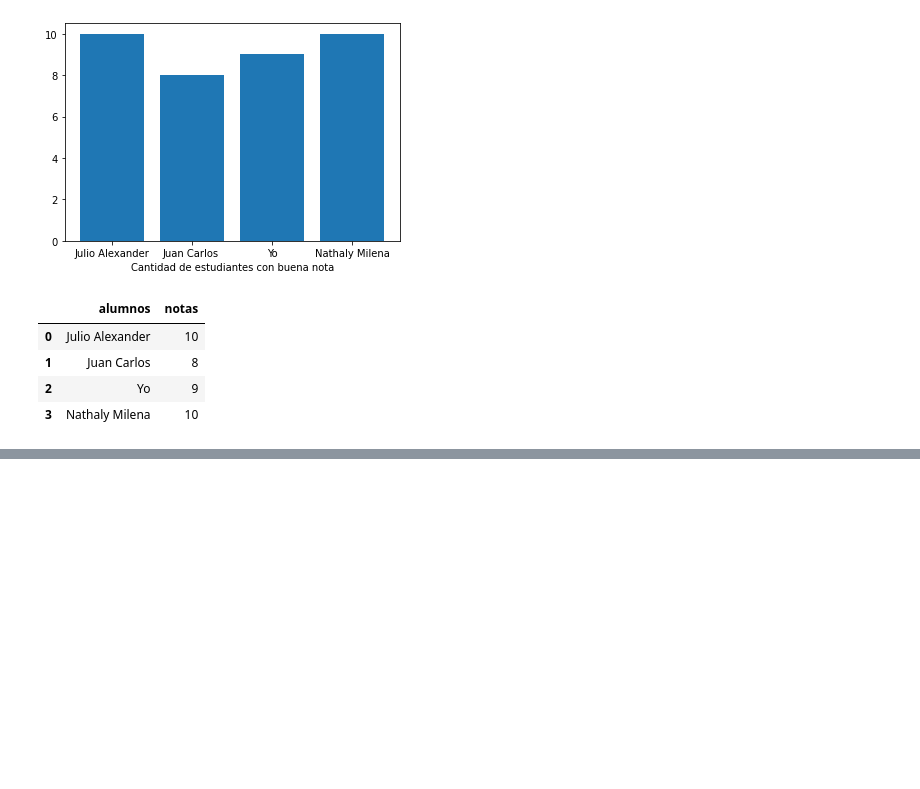
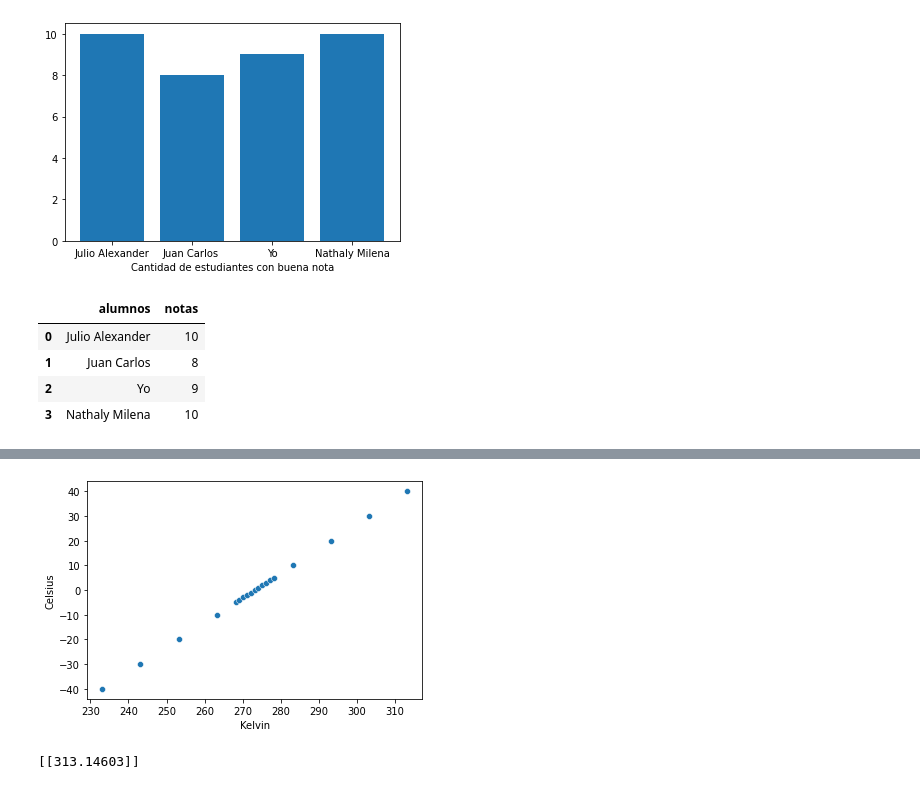
Before and after one commit to CGUEVARA03/PROGRAMACION-3, a Jupyter notebook: practicas_.ipynb, the cells around one changed output, grey strips where cells are left out. Drawn from its saved outputs; the diff is of its cells as text; code cells hidden in the pictures; blank space fills up the shorter version.

```diff
--- a/practicas_.ipynb
+++ b/practicas_.ipynb
@@ -660,0 +698,3 @@ plt.show()
+# %%
+temperaturas = pd.read_csv("/content/tem.csv", sep = ";")
+print(temperaturas)
@@ -660,0 +722,8 @@ plt.show()
+# %%
+c = temperaturas ["Celsius"]
+k = temperaturas ["Kelvin"]
+# %%
+sb.scatterplot(k, c)
+plt.show()
+# %% [output]
+[figure, added]
@@ -660,0 +732,5 @@ plt.show()
+# %%
+k = modelo.predict([40])
+print(k)
+# %% [output]
+[[313.14603]]
```
Also changed, not shown: parts of 21 cells of this notebook.
